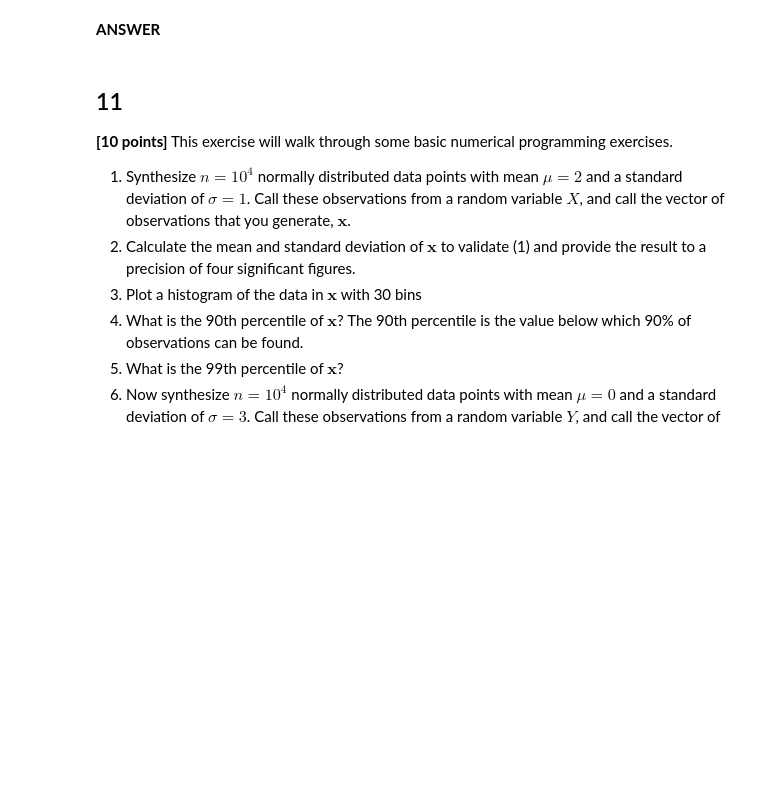
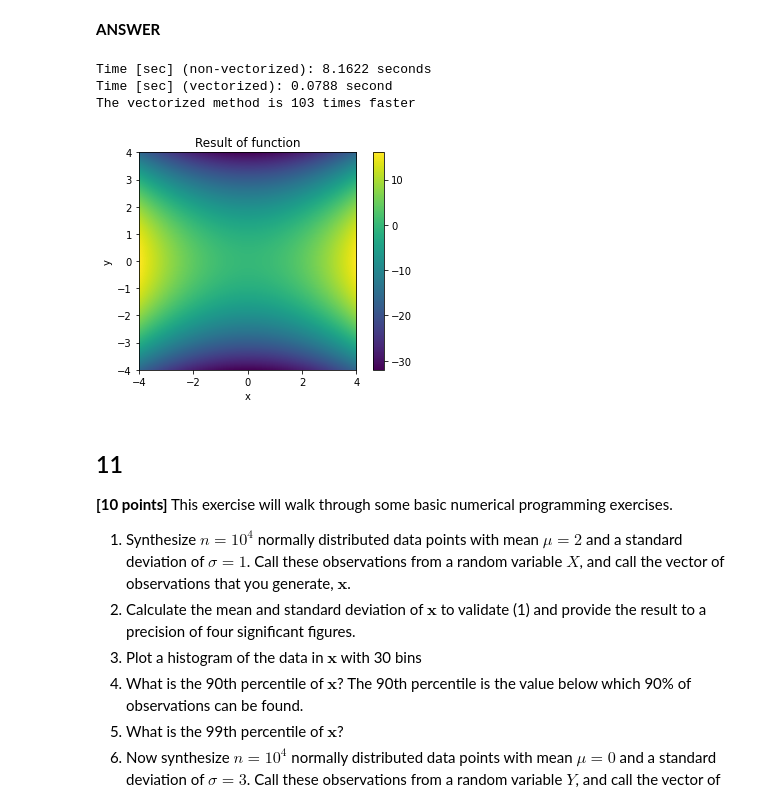
Before and after one commit to gamecicn/ids705, a Jupyter notebook: assignments/Assignment_1.ipynb, the cells around one changed output. Saved outputs shown, nothing was run; the diff lists cells and outputs as text; code cells hidden in the pictures; blank space fills up the shorter version.

```diff
--- a/assignments/Assignment_1.ipynb
+++ b/assignments/Assignment_1.ipynb
@@ -705,3 +699,32 @@ time_nonvectorized = t1 - t0
+# %%
+# Vectorized implementation
+t0 = time.time()
+X, Y = np.meshgrid(xvalues, yvalues)
+f = X ** 2 - 2 * Y**2
+f_thresholded = f > thresh
+t1 = time.time()
+time_vectorized = t1 - t0
+# %%
+# Vectorization speed performance results
+print('Time [sec] (non-vectorized): {:.4f} seconds'.format(time_nonvectorized))
+print('Time [sec] (vectorized): {:.4f} second'.format(time_vectorized))
+print('The vectorized method is {} times faster'.format(int(time_nonvectorized/time_vectorized)))
+# %% [output]
+Time [sec] (non-vectorized): 8.1622 seconds
+Time [sec] (vectorized): 0.0788 second
+The vectorized method is 103 times faster
+# %%
+# Plot the function f(x,y)
+import matplotlib.pyplot as plt
+
+plt.imshow(f, extent = [-4, 4, -4, 4])
+plt.xlabel('x')
+plt.ylabel('y')
+plt.title('Result of function')
+plt.colorbar()
+plt.show()
+# %% [output]
+[figure, added]
 # %% [markdown]
 ## 11
 **[10 points]** This exercise will walk through some basic numerical programming exercises.
```
Also changed, not shown: parts of 2 cells of this notebook.
